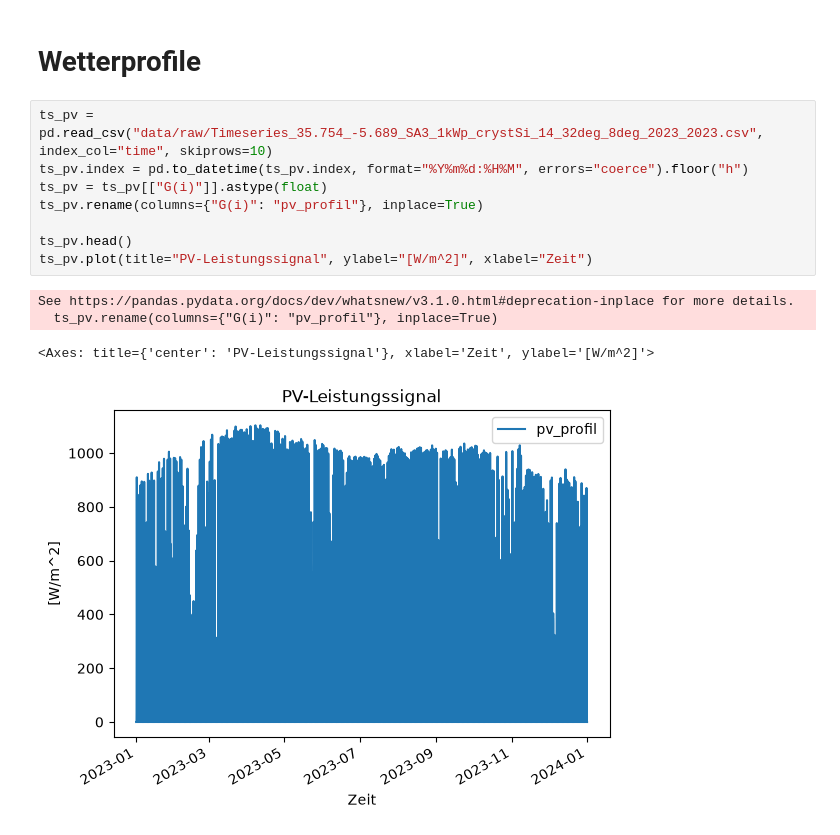
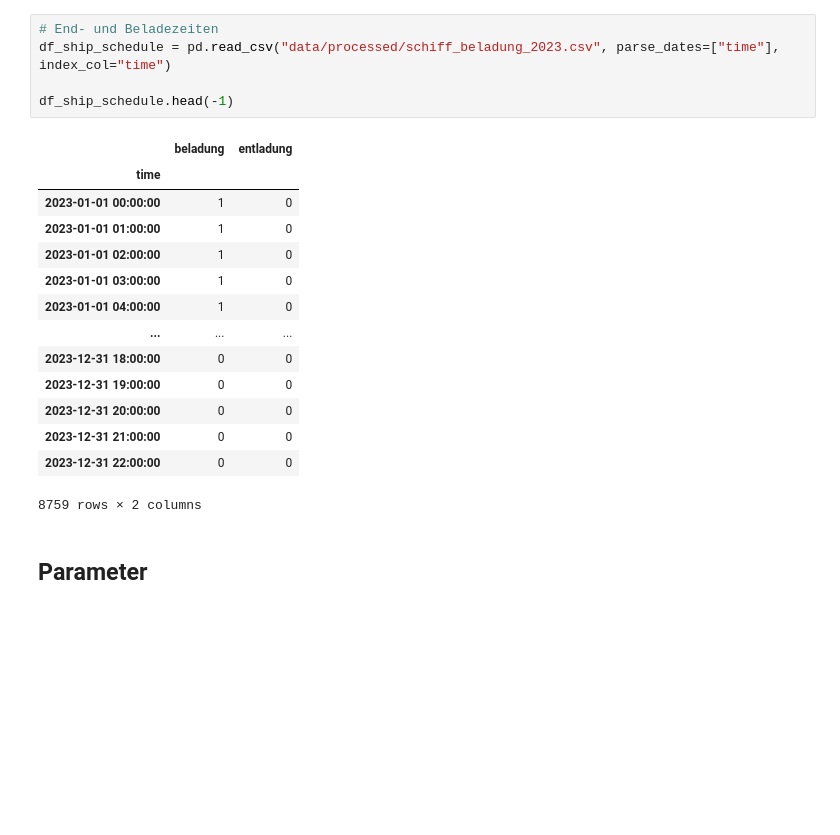
Before and after one commit to frucht-ba/wasserstoff_2026, a Jupyter notebook: main.ipynb, the cells around one changed output. Drawn from its saved outputs; the diff is of its cells as text; blank space fills up the shorter version.

```diff
--- a/main.ipynb
+++ b/main.ipynb
@@ -4,15 +50,22 @@ import pypsa
+# %%
+# End- und Beladezeiten
+df_ship_schedule = pd.read_csv("data/processed/schiff_beladung_2023.csv", parse_dates=["time"], index_col="time")
+
+df_ship_schedule.head(-1)
+# %% [output]
+|  | beladung | entladung |
+| time |  |  |
+| 2023-01-01 00:00:00 | 1 | 0 |
+| 2023-01-01 01:00:00 | 1 | 0 |
+| 2023-01-01 02:00:00 | 1 | 0 |
+| 2023-01-01 03:00:00 | 1 | 0 |
+| 2023-01-01 04:00:00 | 1 | 0 |
+| ... | ... | ... |
+| 2023-12-31 18:00:00 | 0 | 0 |
+| 2023-12-31 19:00:00 | 0 | 0 |
+| 2023-12-31 20:00:00 | 0 | 0 |
+| 2023-12-31 21:00:00 | 0 | 0 |
+| 2023-12-31 22:00:00 | 0 | 0 |
+8759 rows × 2 columns
 # %% [markdown]
-# Wetterprofile
+## Parameter
-# %%
-ts_pv = pd.read_csv("data/raw/Timeseries_35.754_-5.689_SA3_1kWp_crystSi_14_32deg_8deg_2023_2023.csv", index_col="time", skiprows=10)
-ts_pv.index = pd.to_datetime(ts_pv.index, format="%Y%m%d:%H%M", errors="coerce").floor("h")
-ts_pv = ts_pv[["G(i)"]].astype(float)
-ts_pv.rename(columns={"G(i)": "pv_profil"}, inplace=True)
-
-ts_pv.head()
-ts_pv.plot(title="PV-Leistungssignal", ylabel="[W/m^2]", xlabel="Zeit")
-# %% [output]
-See https://pandas.pydata.org/docs/dev/whatsnew/v3.1.0.html#deprecation-inplace for more details.
-  ts_pv.rename(columns={"G(i)": "pv_profil"}, inplace=True)
-<Axes: title={'center': 'PV-Leistungssignal'}, xlabel='Zeit', ylabel='[W/m^2]'>
-[figure, removed]
```
Also changed, not shown: parts of 15 cells of this notebook, 4 other files.
